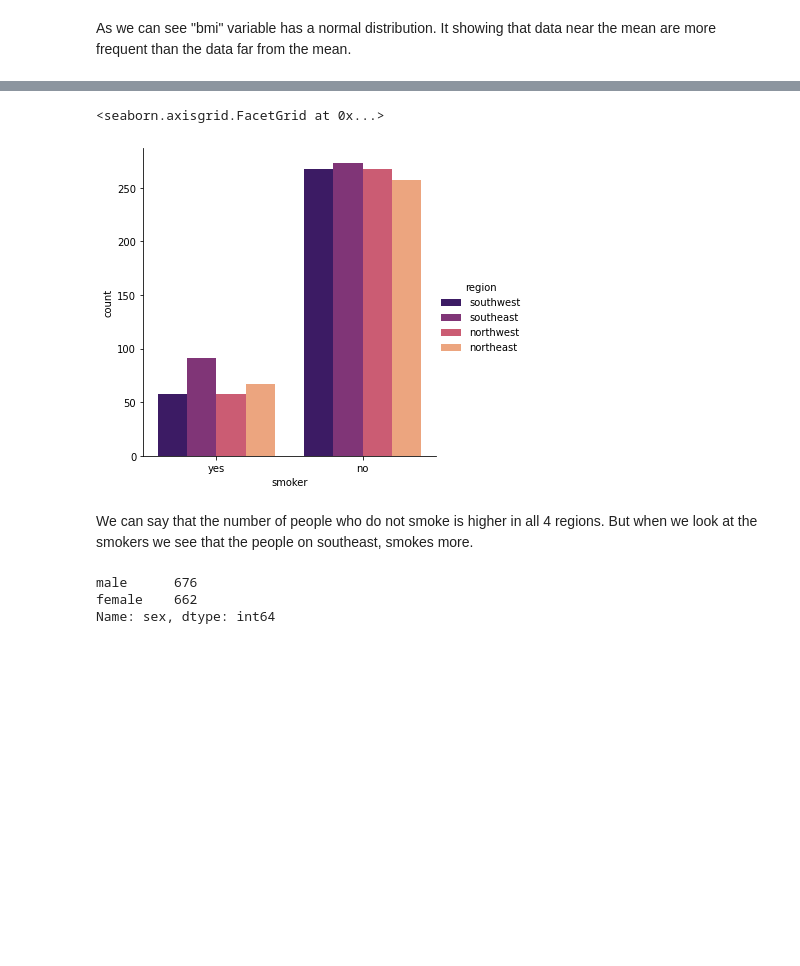
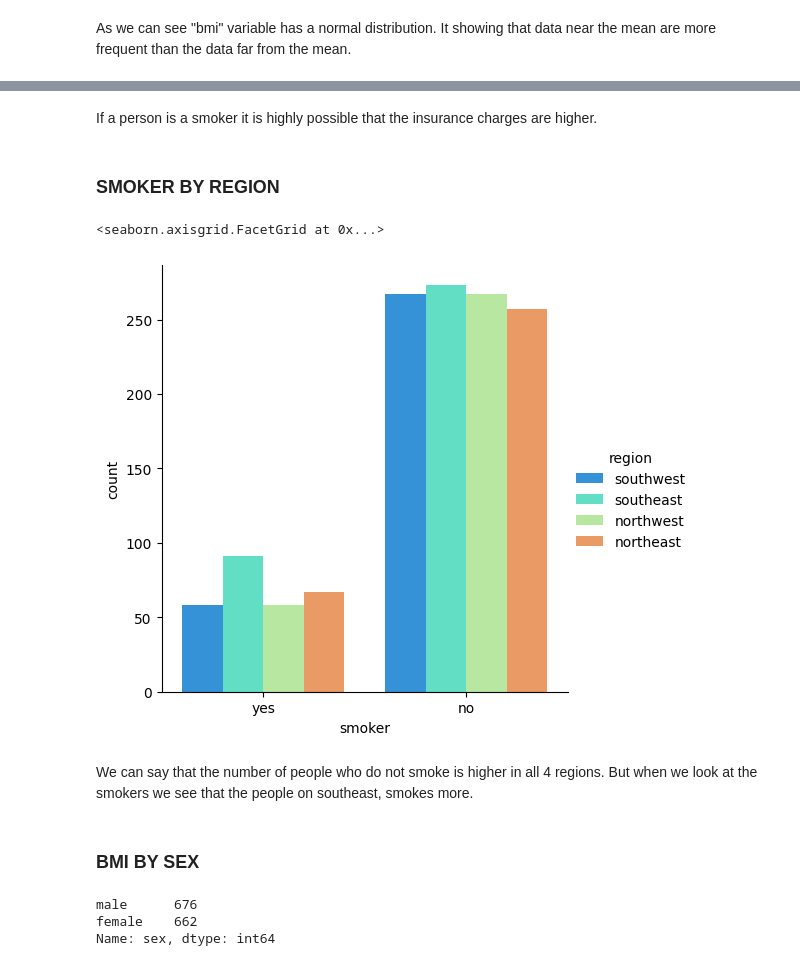
Before and after one commit to devrimakkoy/Global_AI_Hub_Proje, a Jupyter notebook: Insurance_Forecast.ipynb, the cells around one changed output, grey strips where cells are left out. Saved outputs shown, nothing was run; the diff lists cells and outputs as text; code cells hidden in the pictures; blank space fills up the shorter version.

```diff
--- a/Insurance_Forecast.ipynb
+++ b/Insurance_Forecast.ipynb
@@ -92,11 +107,17 @@ As we can see "bmi" variable has a normal distribution. It showing that data nea
+# %% [markdown]
+If a person is a smoker it is highly possible that the insurance charges are higher.
+# %% [markdown]
+### SMOKER BY REGION
 # %%
 # Smoking rates by region
-sns.catplot(x="smoker", kind="count",hue = 'region', palette="magma", data=df)
+sns.catplot(x="smoker", kind="count",hue = 'region', palette="rainbow", data=df)
 # %% [output]
 <seaborn.axisgrid.FacetGrid at 0x...>
-[figure, old version]
+[figure, new version]
 # %% [markdown]
 We can say that the number of people who do not smoke is higher in all 4 regions. But when we look at the smokers we see that the people on southeast, smokes more.
+# %% [markdown]
+### BMI BY SEX
 # %%
 # First, let's look at the gender distribution on the data.
 gender = df["sex"].value_counts()
```
Also changed, not shown: parts of 63 cells of this notebook.
